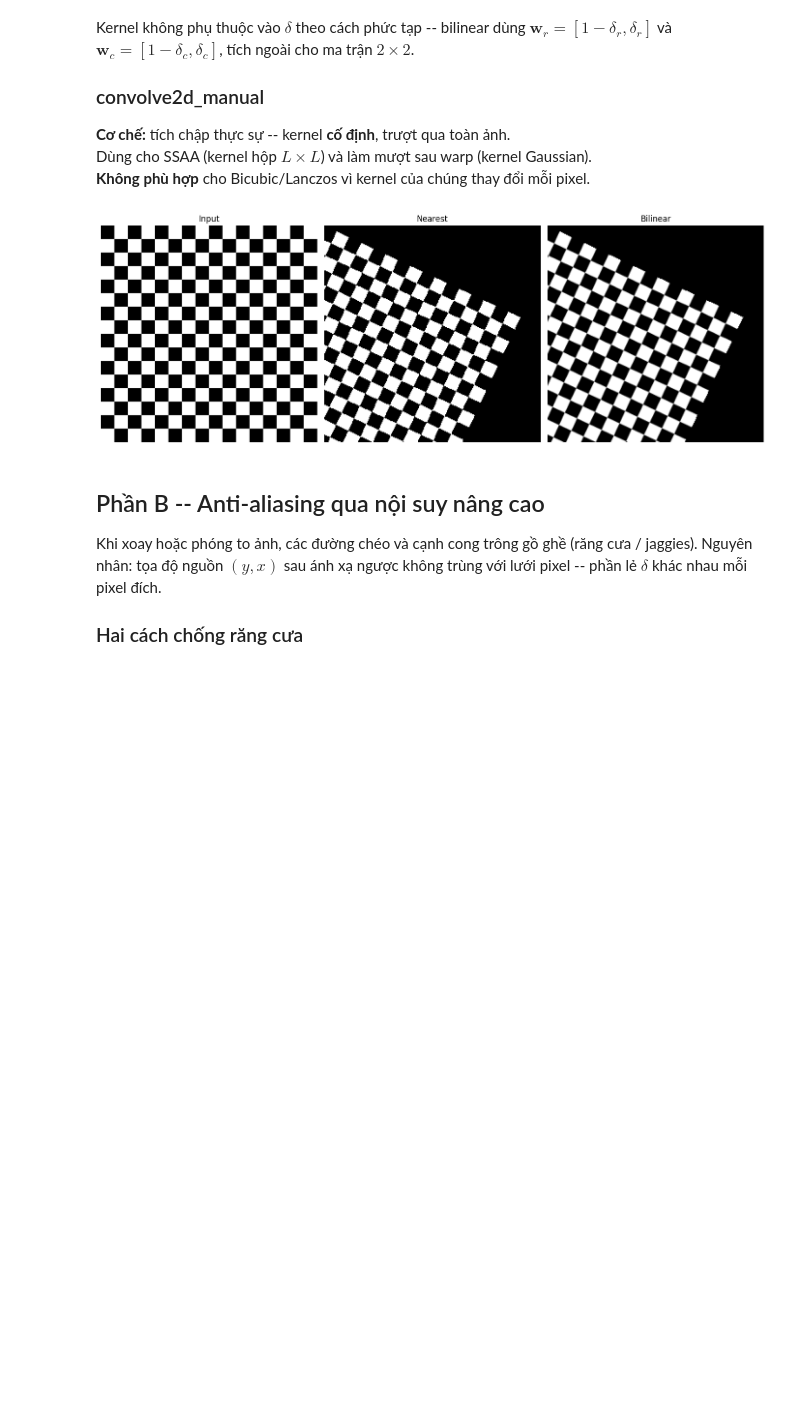
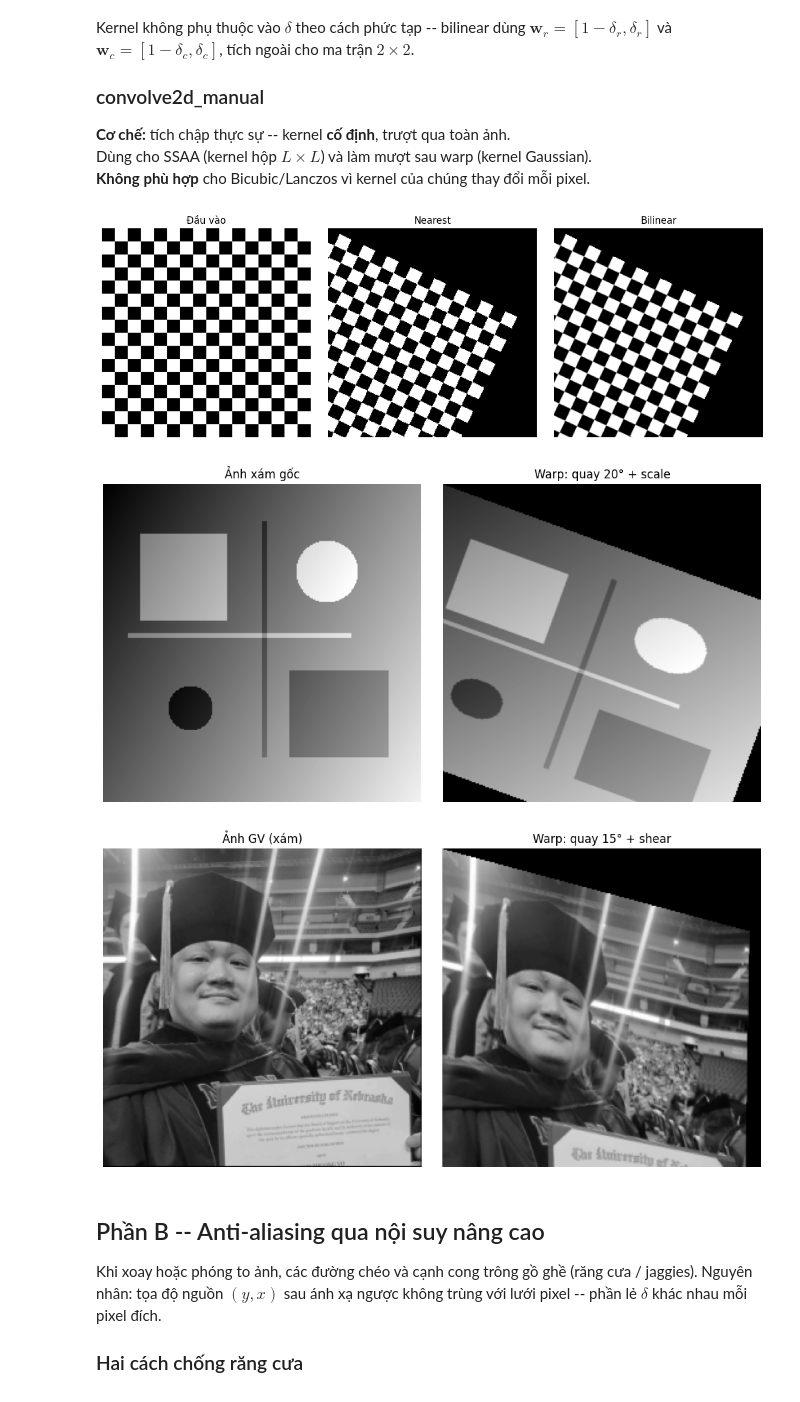
Before and after one commit to rosdev29/UTH-CV-BaiTap, a Jupyter notebook: Chapter1/bai_tap_thuc_hanh_xu_ly_anh_3-2.ipynb, the cells around one changed output. Saved outputs shown, nothing was run; the diff lists cells and outputs as text; code cells hidden in the pictures; blank space fills up the shorter version.

```diff
--- a/Chapter1/bai_tap_thuc_hanh_xu_ly_anh_3-2.ipynb
+++ b/Chapter1/bai_tap_thuc_hanh_xu_ly_anh_3-2.ipynb
@@ -562,42 +672,60 @@ def warp_affine_manual(img, matrix, out_shape, interpolation='nearest', fill_val
     return output
 # %%
 # Ô kiểm tra nhanh Phần A
-# Ví dụ khung:
-# M = rotation_matrix(25)
-# out_nn = warp_affine_manual(checkerboard_img.astype(np.float32), M, checkerboard_img.shape, interpolation='nearest')
-# out_bl = warp_affine_manual(checkerboard_img.astype(np.float32), M, checkerboard_img.shape, interpolation='bilinear')
-# show_images([checkerboard_img, out_nn, out_bl], ['Đầu vào', 'Nearest', 'Bilinear'])
-
-def rotation_matrix(angle_degrees):
-    theta = np.radians(angle_degrees)
-    cos_t, sin_t = np.cos(theta), np.sin(theta)
-    return np.array([
-        [cos_t, -sin_t, 0],
-        [sin_t,  cos_t, 0]
-    ], dtype=np.float32)
-
 M = rotation_matrix(25)
 
 out_nn = warp_affine_manual(
     checkerboard_img.astype(np.float32),
     M,
     checkerboard_img.shape,
-    interpolation='nearest'
+    interpolation='nearest',
 )
-
 out_bl = warp_affine_manual(
     checkerboard_img.astype(np.float32),
     M,
     checkerboard_img.shape,
-    interpolation='bilinear'
+    interpolation='bilinear',
+)
+show_images(
+    [checkerboard_img, out_nn, out_bl],
+    ['Đầu vào', 'Nearest', 'Bilinear'],
+    cols=3,
+    figsize=(12, 4),
 )
 
+# Thêm phép affine thứ 2: quay + co giãn (scale)
+M_scale = rotation_matrix(20) @ scaling_matrix(1.2, 0.85)
+out_scale = warp_affine_manual(
+    grayscale_img.astype(np.float32),
+    M_scale,
+    grayscale_img.shape,
+    interpolation='bilinear',
+)
 show_images(
-    [checkerboard_img, out_nn, out_bl],
-    ['Input', 'Nearest', 'Bilinear']
+    [grayscale_img, out_scale],
+    ['Ảnh xám gốc', 'Warp: quay 20° + scale'],
+    cols=2,
+    figsize=(10, 5),
 )
+
+# Thêm phép affine thứ 3: quay + shear
+M_shear = rotation_matrix(15) @ shear_matrix(0.25, 0.0)
+out_shear = warp_affine_manual(
+    lecturer_img.astype(np.float32),
+    M_shear,
+    lecturer_img.shape,
+    interpolation='bilinear',
+)
+show_images(
+    [lecturer_img, out_shear],
+    ['Ảnh GV (xám)', 'Warp: quay 15° + shear'],
+    cols=2,
+    figsize=(10, 5),
+)
 # %% [output]
-[figure, old version]
+[figure, new version]
+[figure, added]
+[figure, added]
 # %% [markdown]
 ## Phần B -- Anti-aliasing qua nội suy nâng cao
 
```
Also changed, not shown: parts of 4 cells of this notebook, 3 other files.
